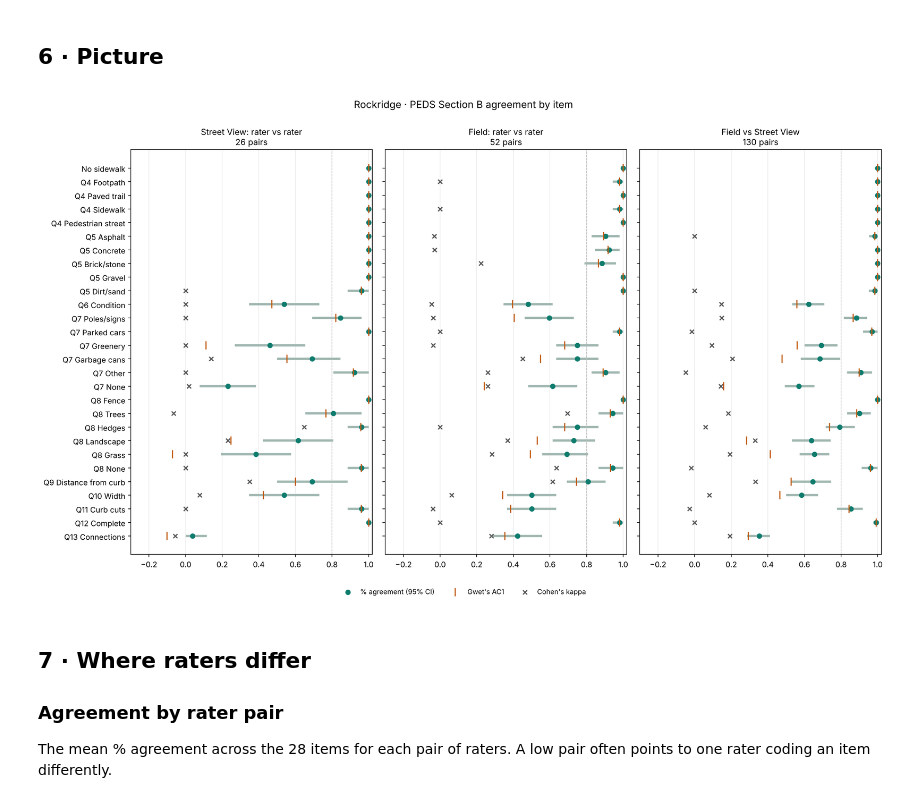
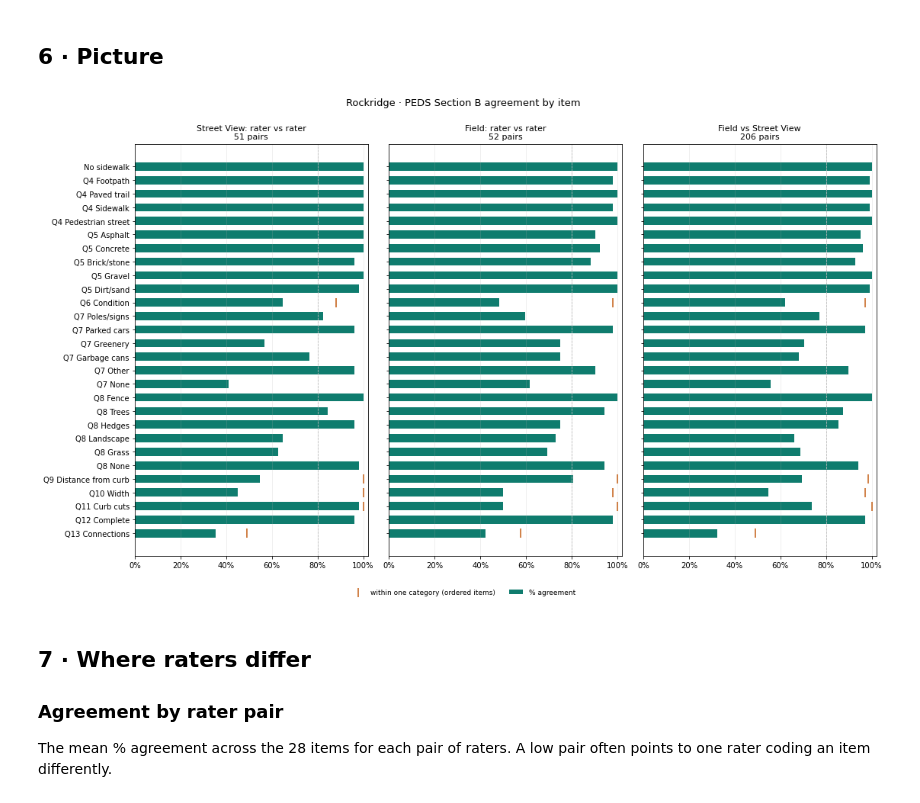
Before and after one commit to clodagh-walsh/290_audit, a Jupyter notebook: rater_agreement.ipynb, the cells around one changed output. Cells and saved outputs as stored; diff of their text form; code cells hidden in the pictures.

```diff
--- a/rater_agreement.ipynb
+++ b/rater_agreement.ipynb
@@ -151,7 +162,7 @@ def clean(df, method):
     df["rater_id"] = first.map(lambda r: RATER_ALIASES.get(r, r))
     if method == "field":
         v = pd.to_numeric(df["visit"], errors="coerce") if "visit" in df else pd.Series(np.nan, index=df.index)
-        df["visit"] = v.fillna(df["tab"].map(VISIT_FOR_TAB)).fillna(1).astype(int)
+        df["visit"] = df["tab"].map(VISIT_FOR_TAB).fillna(v).fillna(1).astype(int)
     else:
         df["visit"] = 0
     for c in ALL:
@@ -314,7 +318,8 @@ def pairs_within(method, how="any"):
     for seg, g in sub.groupby("segment"):
         recs = g.sort_values(["visit", "rater_id"]).to_dict("records")
         for a, b in itertools.combinations(recs, 2):
-            if a["rater_id"] == b["rater_id"]: continue
+            if a["rater_id"] == b["rater_id"] and not (SAME_RATER_ACROSS_VISITS and a["visit"] != b["visit"]):
+                continue
             if how == "same_visit" and a["visit"] != b["visit"]: continue
             if how == "across_visits" and a["visit"] == b["visit"]: continue
             rows.append((seg, a, b))
@@ -425,20 +419,20 @@ def item_table(p, n_boot=N_BOOT, seed=SEED):
 RESULTS = {k: item_table(p) for k, p in COMPARISONS.items() if len(p)}
 # %%
-def show(t, title):
-    cols = ["item", "n", "segments", "agree", "agree_lo", "agree_hi", "kappa", "kappa_lo", "kappa_hi", "strength",
-            "ac1", "w_kappa", "within1", "prevalence"]
+def show(t, title, cols=MAIN_COLS, shade=True):
     t = t[[c for c in cols if c in t]].set_index("item")
-    fmt = {c: "{:.1%}" for c in ("agree", "agree_lo", "agree_hi", "within1", "prevalence") if c in t}
-    fmt.update({c: "{:.2f}" for c in ("kappa", "kappa_lo", "kappa_hi", "ac1", "w_kappa") if c in t})
-    display(Markdown(f"### {title}"))
-    display(t.style.format(fmt, na_rep="–").background_gradient(subset=["agree"], cmap="RdYlGn", vmin=.5, vmax=1))
+    fmt = {c: "{:.1%}" for c in ("agree", "within1", "prevalence", "chance") if c in t}
+    fmt.update({c: "{:.2f}" for c in ("kappa", "w_kappa", "ac1") if c in t})
+    st = t.style.format(fmt, na_rep="–")
+    if shade: st = st.background_gradient(subset=["agree"], cmap="RdYlGn", vmin=.5, vmax=1)
+    display(Markdown(f"### {title}")); display(st)
 
 overview = pd.DataFrame({k: {"pairs": len(COMPARISONS[k]), "segments": COMPARISONS[k].segment.nunique(),
                              "mean % agreement (28 items)": t["agree"].mean(),
-                             "median kappa": t["kappa"].median(), "median AC1": t["ac1"].median()}
+                             "items at 90%+": (t["agree"] >= .9).sum(),
+                             "items below 70%": (t["agree"] < .7).sum()}
                          for k, t in RESULTS.items()}).T
-display(overview.style.format({"mean % agreement (28 items)": "{:.1%}", "median kappa": "{:.2f}", "median AC1": "{:.2f}",
-                               "pairs": "{:.0f}", "segments": "{:.0f}"}))
+display(overview.style.format({"mean % agreement (28 items)": "{:.1%}", "pairs": "{:.0f}", "segments": "{:.0f}",
+                               "items at 90%+": "{:.0f}", "items below 70%": "{:.0f}"}))
 for k, t in RESULTS.items():
     show(t, k)
 # %% [output]
@@ -526,0 +530,3 @@ display(gq.style.format({c: "{:.1%}" for c in gq.columns if c[1] == "all boxes m
+# %%
+for k, t in RESULTS.items():
+    show(t, f"{k} · chance-corrected", cols=APPENDIX_COLS, shade=False)
@@ -529,24 +593,23 @@ display(gq.style.format({c: "{:.1%}" for c in gq.columns if c[1] == "all boxes m
 # %%
 res = [(k, t) for k, t in RESULTS.items()]
 fig, axes = plt.subplots(1, len(res), figsize=(5.2 * len(res), 9), sharey=True, squeeze=False)
 order = [LABEL[i] for i in ALL][::-1]
 for ax, (k, t) in zip(axes[0], res):
     t = t.set_index("item").reindex(order)
     y = np.arange(len(t))
-    ax.hlines(y, t["agree_lo"] if "agree_lo" in t else t["agree"], t["agree_hi"] if "agree_hi" in t else t["agree"],
-              color="#9fb7b0", lw=3)
-    ax.scatter(t["agree"], y, color="#0f7c6e", zorder=3, label="% agreement (95% CI)")
-    ax.scatter(t["ac1"], y, marker="|", s=120, color="#c25a10", zorder=3, label="Gwet's AC1")
-    ax.scatter(t["kappa"], y, marker="x", s=30, color="#555", zorder=3, label="Cohen's kappa")
+    ax.barh(y, t["agree"], height=.6, color="#0f7c6e", label="% agreement")
+    if "within1" in t:
+        ax.scatter(t["within1"], y, marker="|", s=140, color="#c25a10", zorder=3, label="within one category (ordered items)")
     ax.axvline(0.8, color="#bbb", lw=.8, ls="--")
-    ax.set_xlim(-0.3, 1.02); ax.set_title(f"{k}\n{len(COMPARISONS[k])} pairs", fontsize=11)
-    ax.set_yticks(y, t.index); ax.grid(axis="x", alpha=.25)
+    ax.set_xlim(0, 1.02); ax.set_title(f"{k}\n{len(COMPARISONS[k])} pairs", fontsize=11)
+    ax.xaxis.set_major_formatter(mpl.ticker.PercentFormatter(1.0))
+    ax.set_yticks(y); ax.set_yticklabels(t.index); ax.grid(axis="x", alpha=.25)
 h, l = axes[0][0].get_legend_handles_labels()
-fig.legend(h, l, loc="lower center", ncol=3, fontsize=9, frameon=False, bbox_to_anchor=(0.5, -0.02))
+fig.legend(h, l, loc="lower center", ncol=2, fontsize=9, frameon=False, bbox_to_anchor=(0.5, -0.02))
 fig.suptitle(f"{AREA} · PEDS Section B agreement by item", fontsize=13, y=1.0)
 plt.tight_layout(rect=(0, 0.03, 1, 1)); plt.show()
 # %% [output]
-[figure, old version]
+[figure, new version]
 # %% [markdown]
 ## 7 · Where raters differ
 ### Agreement by rater pair
```
Also changed, not shown: parts of 23 cells of this notebook, 8 other files.
